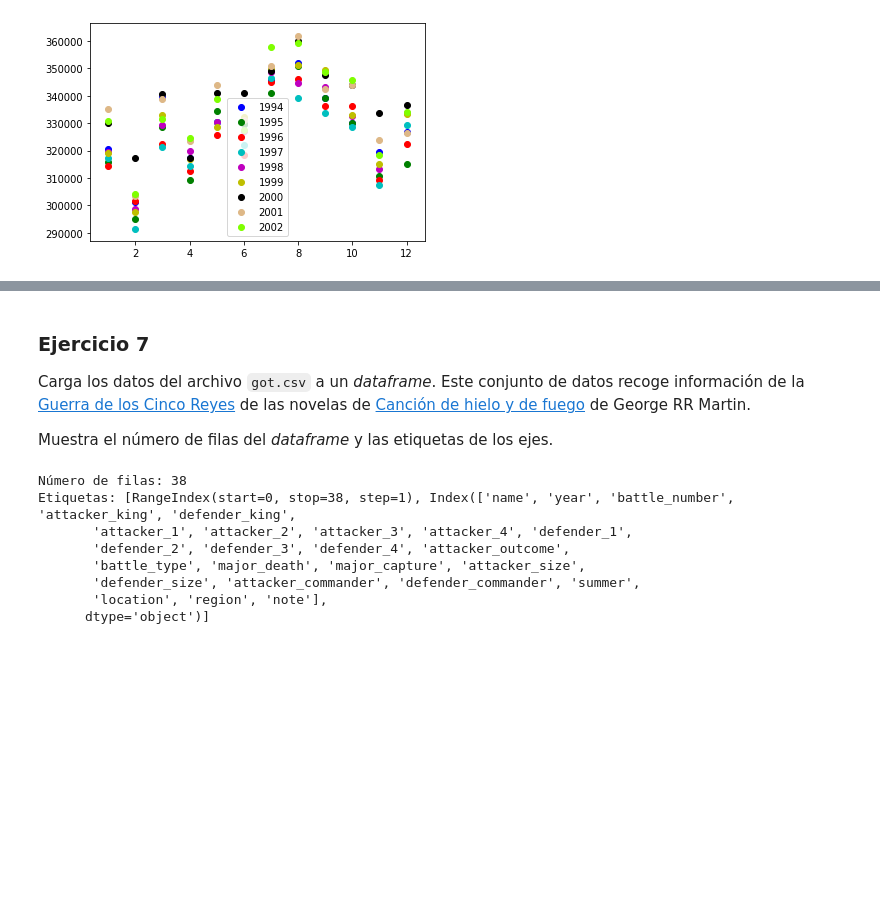
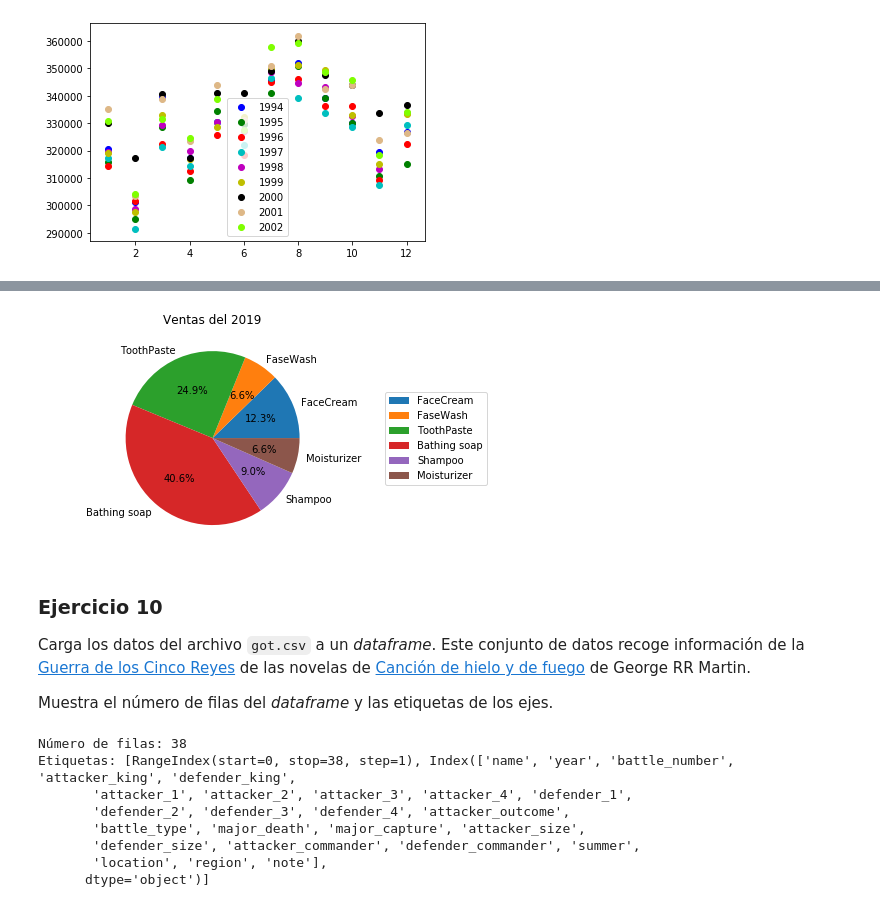
Before and after one commit to bvillenap7/Fundamentes_Data_Science_UOC_PEC4, a Jupyter notebook: prog_datasci_4_scilib_ejerciciosResueltos.ipynb, the cells around one changed output, grey strips where cells are left out. Saved outputs shown, nothing was run; the diff lists cells and outputs as text; code cells hidden in the pictures; blank space fills up the shorter version.

```diff
--- a/prog_datasci_4_scilib_ejerciciosResueltos.ipynb
+++ b/prog_datasci_4_scilib_ejerciciosResueltos.ipynb
@@ -318,5 +504,29 @@ plt.show()
+# %%
+# Cargamos las librerías necesarias
+import pandas as pd
+import matplotlib.pyplot as plt
+
+# Importamos el fichero a un dataframe de pandas
+df = pd.read_csv("data/company_sales.csv")
+
+
+# Creamos un vector con la suma de cada uno de los productos
+salesData   = [df ['facecream'].sum(), df ['facewash'].sum(), df ['toothpaste'].sum(),
+         df ['bathingsoap'].sum(), df ['shampoo'].sum(), df ['moisturizer'].sum()]
+
+# Creamos la información para la leyenda
+labels = ['FaceCream', 'FaseWash', 'ToothPaste', 'Bathing soap', 'Shampoo', 'Moisturizer']
+
+# Especificamos la información de los ejes
+plt.axis("equal")
+plt.pie(salesData, labels=labels, autopct='%1.1f%%') # autopct muestra el porcentaje (%)
+plt.legend(loc='center left', bbox_to_anchor=(1, 0.5))
+plt.title('Ventas del 2019')
+plt.show()
+# %% [output]
+[figure, added]
 # %% [markdown]
-### Ejercicio 7
+### Ejercicio 10
 
 Carga los datos del archivo `got.csv` a un *dataframe*. Este conjunto de datos recoge información de la [Guerra de los Cinco Reyes](https://awoiaf.westeros.org/index.php/War_of_the_Five_Kings) de las novelas de [Canción de hielo y de fuego](https://es.wikipedia.org/wiki/Canci%C3%B3n_de_hielo_y_fuego) de George RR Martin.
 
```
Also changed, not shown: parts of 42 cells of this notebook.
